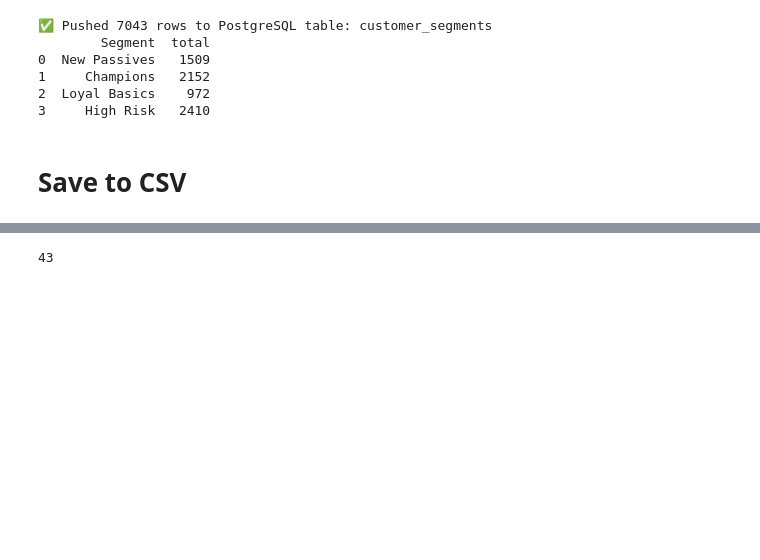
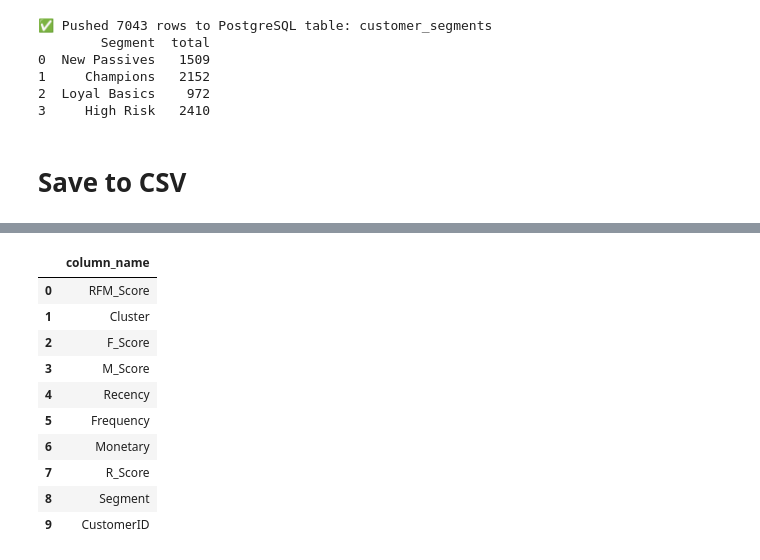
Before and after one commit to prathishriyan/customer-churn-project, a Jupyter notebook: notebooks/02_segmentation.ipynb, the cells around one changed output, grey strips where cells are left out. Saved outputs shown, nothing was run; the diff lists cells and outputs as text; code cells hidden in the pictures; blank space fills up the shorter version.

```diff
--- a/notebooks/02_segmentation.ipynb
+++ b/notebooks/02_segmentation.ipynb
@@ -465,5 +468,18 @@ print(f"Segments created: {rfm['Segment'].unique()}")
-# %%
-rfm_export.columns = rfm_export.columns.str.lower()
-rfm_export.to_sql("customer_segments", engine, if_exists="replace", index=False)
-# %% [output]
-43
+# %%
+pd.read_sql("""
+SELECT column_name
+FROM information_schema.columns
+WHERE table_name = 'customer_segments';
+""", engine)
+# %% [output]
+|  | column_name |
+| 0 | RFM_Score |
+| 1 | Cluster |
+| 2 | F_Score |
+| 3 | M_Score |
+| 4 | Recency |
+| 5 | Frequency |
+| 6 | Monetary |
+| 7 | R_Score |
+| 8 | Segment |
+| 9 | CustomerID |
```
Also changed, not shown: parts of 1 cell of this notebook, 3 other files.
